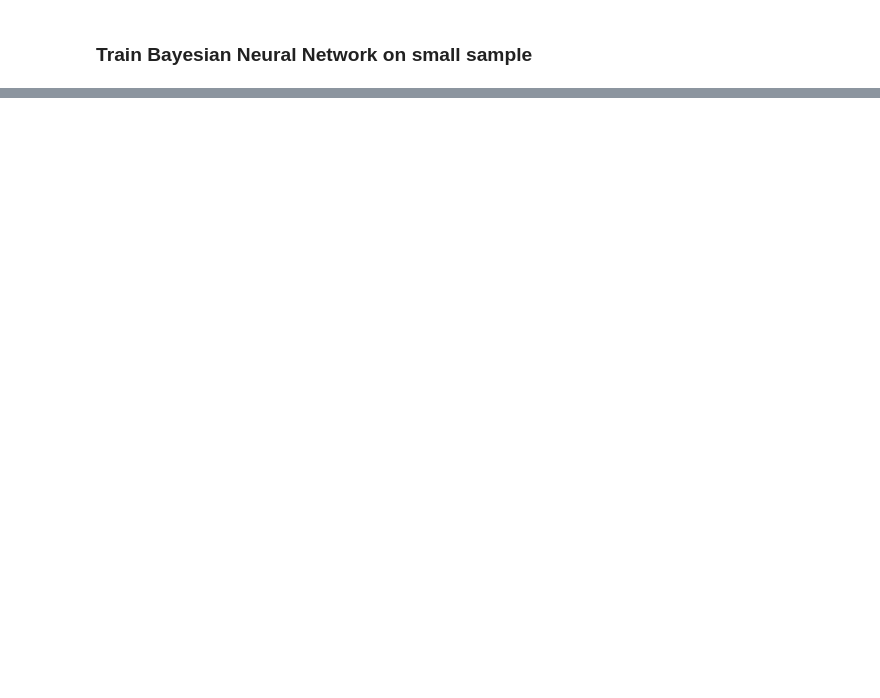
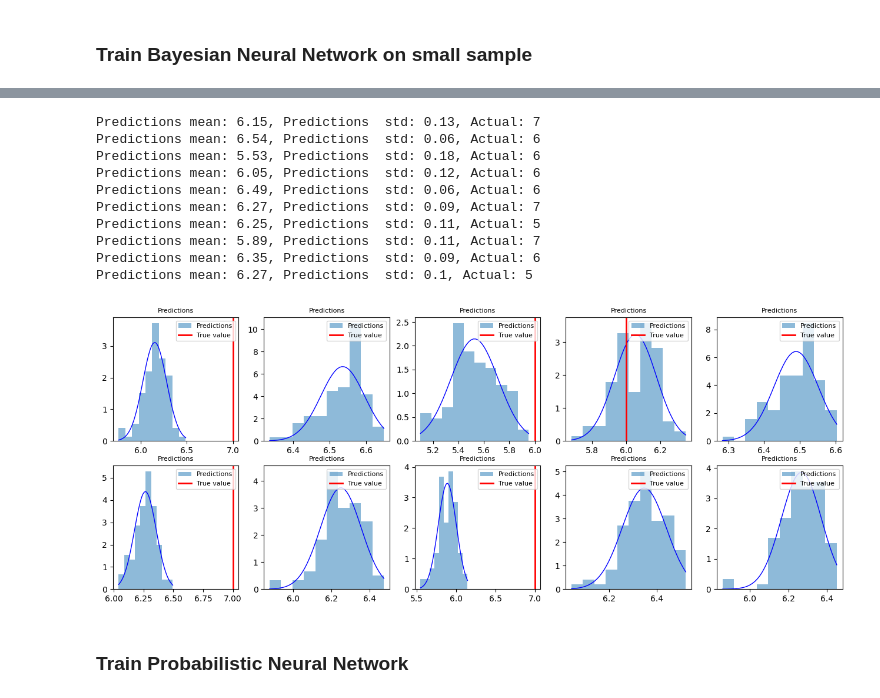
Before and after one commit to asierabreu/bayesian, a Jupyter notebook: notebooks/classification_bnn.ipynb, the cells around one changed output, grey strips where cells are left out. Saved outputs shown, nothing was run; the diff lists cells and outputs as text; code cells hidden in the pictures; blank space fills up the shorter version.

```diff
--- a/notebooks/classification_bnn.ipynb
+++ b/notebooks/classification_bnn.ipynb
@@ -289,15 +294,14 @@ if not os.path.exists("../models"):
 hidden_units = [8, 8]
 learning_rate = 0.001
 num_epochs = 100
-nn_model = base_neural_network(hidden_units=hidden_units,feature_names=feature_names)
+standard = base_neural_network(hidden_units=hidden_units,feature_names=feature_names)
 history = run_experiment(
-    model=nn_model,
+    model=standard,
     loss=keras.losses.MeanSquaredError(),
     train_dataset=ds_train,
     test_dataset=ds_test,
     num_epochs=num_epochs,
-    learning_rate=learning_rate,
-    model_filename=model_filename)
+    learning_rate=learning_rate)
 # %% [output]
 creating model input layer for : fixed acidity
 creating model input layer for : volatile acidity
@@ -540,0 +543,24 @@ print(predictions[0])
+# %%
+predictions=compute_predictions(
+    model=bayes_nn_model_full,
+    input=examples,
+    )
+
+display_predictions(
+    predictions=predictions,
+    target_values=targets,
+    figsize=(16,6))
+# %% [output]
+Predictions mean: 6.15, Predictions  std: 0.13, Actual: 7
+Predictions mean: 6.54, Predictions  std: 0.06, Actual: 6
+Predictions mean: 5.53, Predictions  std: 0.18, Actual: 6
+Predictions mean: 6.05, Predictions  std: 0.12, Actual: 6
+Predictions mean: 6.49, Predictions  std: 0.06, Actual: 6
+Predictions mean: 6.27, Predictions  std: 0.09, Actual: 7
+Predictions mean: 6.25, Predictions  std: 0.11, Actual: 5
+Predictions mean: 5.89, Predictions  std: 0.11, Actual: 7
+Predictions mean: 6.35, Predictions  std: 0.09, Actual: 6
+Predictions mean: 6.27, Predictions  std: 0.1, Actual: 5
+[figure, added]
+# %% [markdown]
+### Train Probabilistic Neural Network
```
Also changed, not shown: parts of 18 cells of this notebook.
